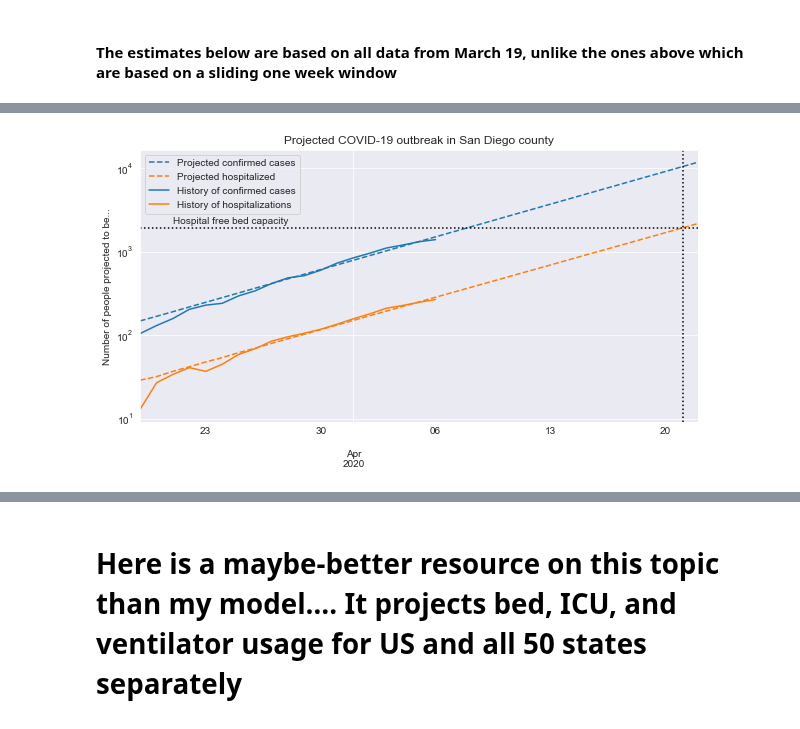
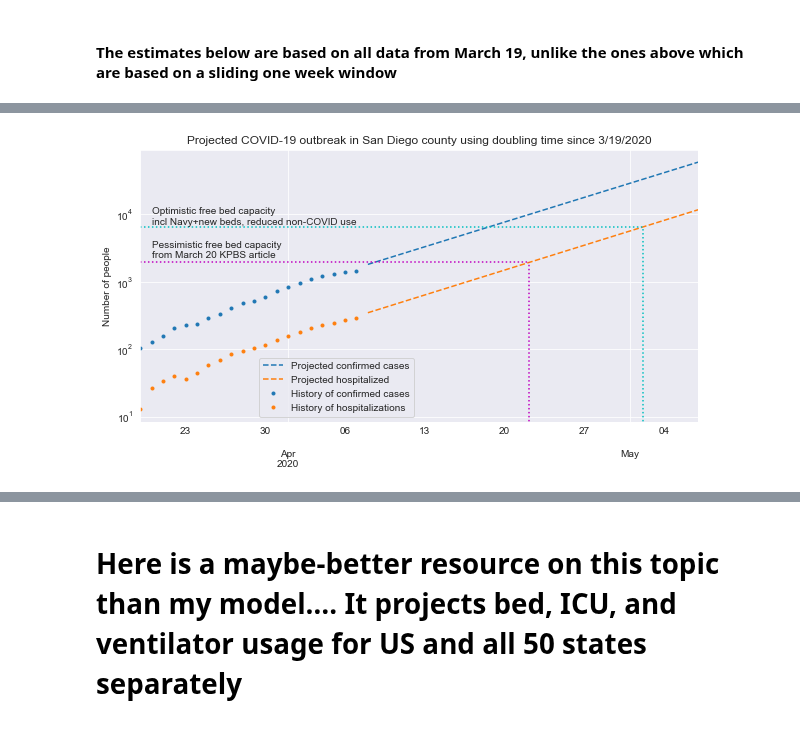
Before and after one commit to jasongfleischer/SanDiegoCountyCOVID19, a Jupyter notebook: San Diego Country Coronavirus History.ipynb, the cells around one changed output, grey strips where cells are left out. Saved outputs shown, nothing was run; the diff lists cells and outputs as text; code cells hidden in the pictures.

Commit message:
4/7 update; major change to projected hospital capacity, added an optimistic estimate to the pessimistic and changed the graph aesthetics a bit too; TODO: add 95%CI shade region to the projection line

```diff
--- a/San Diego Country Coronavirus History.ipynb
+++ b/San Diego Country Coronavirus History.ipynb
@@ -190,7 +190,8 @@ def estimate_doubling_time(data):
     # this is the exponential param's stdev * Student's t correction for small N
     # we also have to convert exponetial param to doubling time
     ci95 = (np.log(2)/(pest[1]-sigmas[1]) - doubling_time)*tval
-    print(tval, sigmas, pest, ci95)
+    print('t:{:4.3f} p0:[{:4.3f}+/-{:4.3f}] p1:[{:4.3f}+/-{:4.3f}] dtime:{:4.3f}+/-{:4.3f}'.format(
+        tval, pest[0], sigmas[0], pest[1], sigmas[1], doubling_time, ci95))
 
     return(doubling_time, ci95, pest, pcov)
 
@@ -394,0 +395,12 @@ ICUs reach capacity on 2020-04-21 22:32:50.773868517
+# %%
+# Pessimistic number of beds/icu beds available on March 20th from kpbs article above
+availbeds = 1950
+availicu = 800
+
+# optimistic bed capacity based on
+# 1) all beds including federal beds in navy hospitals (https://www.sandiegouniontribune.com/news/health/story/2020-03-16/regions-hospitals-could-face-thousands-of)
+# 2) reduce hospital utilization from 50% to 30% by cancelling procedures
+# 3) increase of 250 beds from palomar hospital expansion
+# 3) add 250 beds from UCSD alternate care site (WAG from me.  There is no statement on how many beds this would be)
+availbedsO = int(8614*.7 + 500)
+availbedsO
@@ -395,37 +409,65 @@ ICUs reach capacity on 2020-04-21 22:32:50.773868517
 # %%
-projcases = pd.DataFrame(exfunc(range(0,35),case_p_est[0],case_p_est[1]),
-                        index=pd.date_range(start='2020-03-19',periods=35)
+# this projection is based on ALL data from 3/19 onwards
+daystoproj = 50
+startproj = '2020-03-19'
+
+doubling_time, ci95, case_p_est, case_p_cov  = estimate_doubling_time(cases)
+doubling_time, ci95, hosp_p_est, hosp_p_cov = estimate_doubling_time(hospitalizations)
+doubling_time, ci95, icu_p_est, icu_p_cov = estimate_doubling_time(icu['2020-03-21':])
+hospital_capacity = days_to_value(hosp_p_est,availbeds)
+hospital_capacityO = days_to_value(hosp_p_est,availbedsO)
+print('Hospitals reach capacity on {}'.format(pd.Timestamp('2020-03-19') + pd.Timedelta('1 day')*hospital_capacity))
+
+print('Or optimistically they reach capacity on {}'.format(pd.Timestamp('2020-03-19') + pd.Timedelta('1 day')*hospital_capacityO))
+
+icu_capacity = days_to_value(icu_p_est,availicu)
+print('ICUs reach capacity on {}'.format(pd.Timestamp('2020-03-21') + pd.Timedelta('1 day')*icu_capacity))
+
+
+
+
+projcases = pd.DataFrame(exfunc(range(0,daystoproj),case_p_est[0],case_p_est[1]),
+                        index=pd.date_range(start=startproj,periods=daystoproj)
                         ).astype(int)
-projhosp = pd.DataFrame(exfunc(range(0,35),hosp_p_est[0],hosp_p_est[1]),
-                        index=pd.date_range(start='2020-03-19',periods=35)
-                        ).astype(int)
-projicu = pd.DataFrame(exfunc(range(0,34),icu_p_est[0],icu_p_est[1]),
-                        index=pd.date_range(start='2020-03-21',periods=34)
+projhosp = pd.DataFrame(exfunc(range(0,daystoproj),hosp_p_est[0],hosp_p_est[1]),
+                        index=pd.date_range(start=startproj,periods=daystoproj)
                         ).astype(int)
 
 projcases.columns = ['Projected confirmed cases']
 projhosp.columns = ['Projected hospitalized']
-projicu.columns = ['Projected in ICU beds']
 
 projected = pd.merge(projcases,projhosp,left_index=True,right_index=True,how='outer')
-#projected = pd.merge(projected,projicu,left_index=True,right_index=True,how='outer')
+displayproj = (pd.Timestamp(today)+pd.Timedelta('1 day')).isoformat().split('T')[0]
+projected = projected[displayproj:]
 
 actual = pd.merge(cases.rename('History of confirmed cases'), hospitalizations.rename('History of hospitalizations'),left_index=True,right_index=True,how='outer' )
 actual.index = pd.DatetimeIndex(actual.index)
 
 fig, ax = plt.subplots(figsize=(10, 5))
-projected.plot(title='Projected COVID-19 outbreak in San Diego county',ax=ax,logy=True,linestyle='--');
-actual.plot(ax=ax,logy=True,color=colors);
+projected.plot(title='Projected COVID-19 outbreak in San Diego county using doubling time since 3/19/2020',ax=ax,logy=True,linestyle='--');
+actual.plot(ax=ax,logy=True,color=colors,marker='.',linestyle='');
 
 
-plt.ylabel('Number of people projected to be...');
-plt.axhline(y=availbeds,linestyle=':',color='k');
-plt.axvline(x=ax.get_xbound()[0] + hospital_capacity, linestyle=':', color='k');
-ax.annotate('Hospital free bed capacity',
-            xy=(ax.get_xbound()[0]+2, 2200), xycoords='data', fontsize=10);
-#plt.axhline(y=availicu,linestyle=':',color='k');
-#plt.axvline(x=ax.get_xbound()[0] + icu_capacity, linestyle=':', color='k');
-#ax.annotate('ICU free bed capacity',
-#            xy=(ax.get_xbound()[0]+2, 1000), xycoords='data', fontsize=10);
+plt.ylabel('Number of people');
+
+xmn = ax.get_xbound()[0]
+xmx = (hospital_capacity + xmn)
+ymn = 0
+ymx = availbeds
+ax.plot([xmn, xmx], [ymx,ymx], linestyle=':', color='m')#, alpha=0.5);
+ax.plot([xmx, xmx], [ymn,ymx], linestyle=':', color='m')#, alpha=0.5);
+ax.annotate('Pessimistic free bed capacity\nfrom March 20 KPBS article',
+            xy=(xmn+1, 2300), xycoords='data', fontsize=10);
+xmn = ax.get_xbound()[0]
+xmx = (hospital_capacityO + xmn)
+ymn = 0
+ymx = availbedsO
+ax.plot([xmn, xmx], [ymx,ymx], linestyle=':', color='c')#, alpha=0.5);
+ax.plot([xmx, xmx], [ymn,ymx], linestyle=':', color='c')#, alpha=0.5);
+ax.annotate('Optimistic free bed capacity\nincl Navy+new beds, reduced non-COVID use',
+            xy=(xmn+1, 7200), xycoords='data', fontsize=10);
+
+
+plt.legend(loc='best', bbox_to_anchor=(0., 0., 0.5, 0.5))
 plt.savefig('Plots/hospitalcapacity.png',dpi=300);
 # %% [output]
@@ -432 +480 @@ plt.savefig('Plots/hospitalcapacity.png',dpi=300);
-[figure, old version]
+[figure, new version]
```
Also changed, not shown: parts of 20 cells of this notebook, 11 other files.
